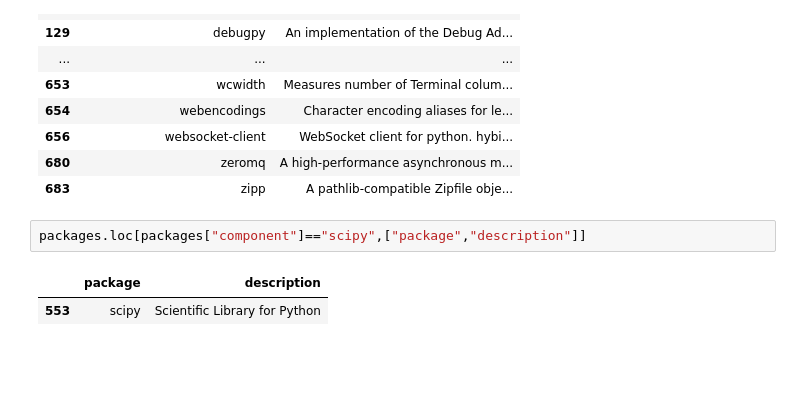
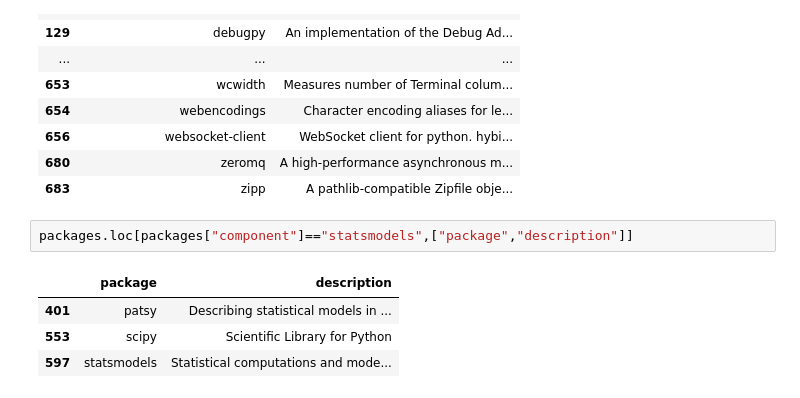
Before and after one commit to toshiro-en-miyamoto/dsci, a Jupyter notebook: install/miniforge.ipynb, the cells around one changed output. Cells and saved outputs as stored; diff of their text form; blank space fills up the shorter version.

Commit message:
install statsmodels

```diff
--- a/install/miniforge.ipynb
+++ b/install/miniforge.ipynb
@@ -89,7 +89,9 @@ packages.loc[packages["component"]=="jupyterlab",["package","description"]]
 | 680 | zeromq | A high-performance asynchronous m... |
 | 683 | zipp | A pathlib-compatible Zipfile obje... |
 # %%
-packages.loc[packages["component"]=="scipy",["package","description"]]
+packages.loc[packages["component"]=="statsmodels",["package","description"]]
 # %% [output]
 |  | package | description |
+| 401 | patsy | Describing statistical models in ... |
 | 553 | scipy | Scientific Library for Python |
+| 597 | statsmodels | Statistical computations and mode... |
```
Also changed, not shown: parts of 1 cell of this notebook, 1 other file.
